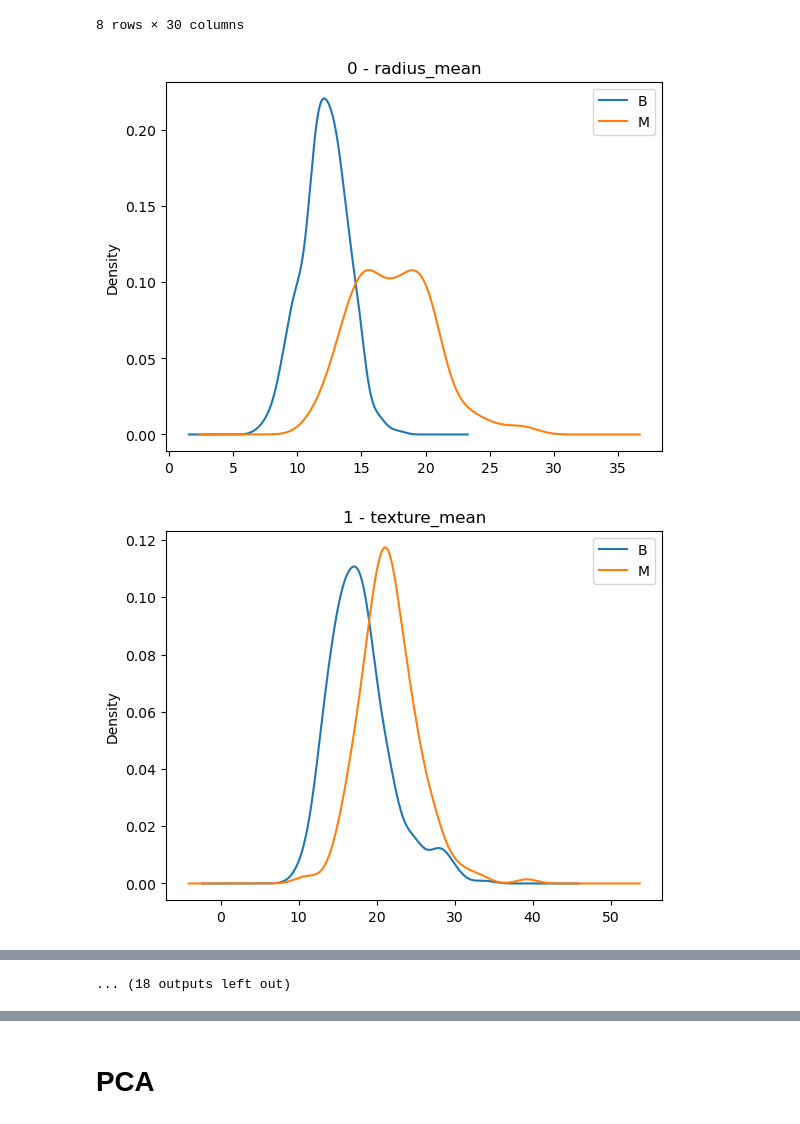
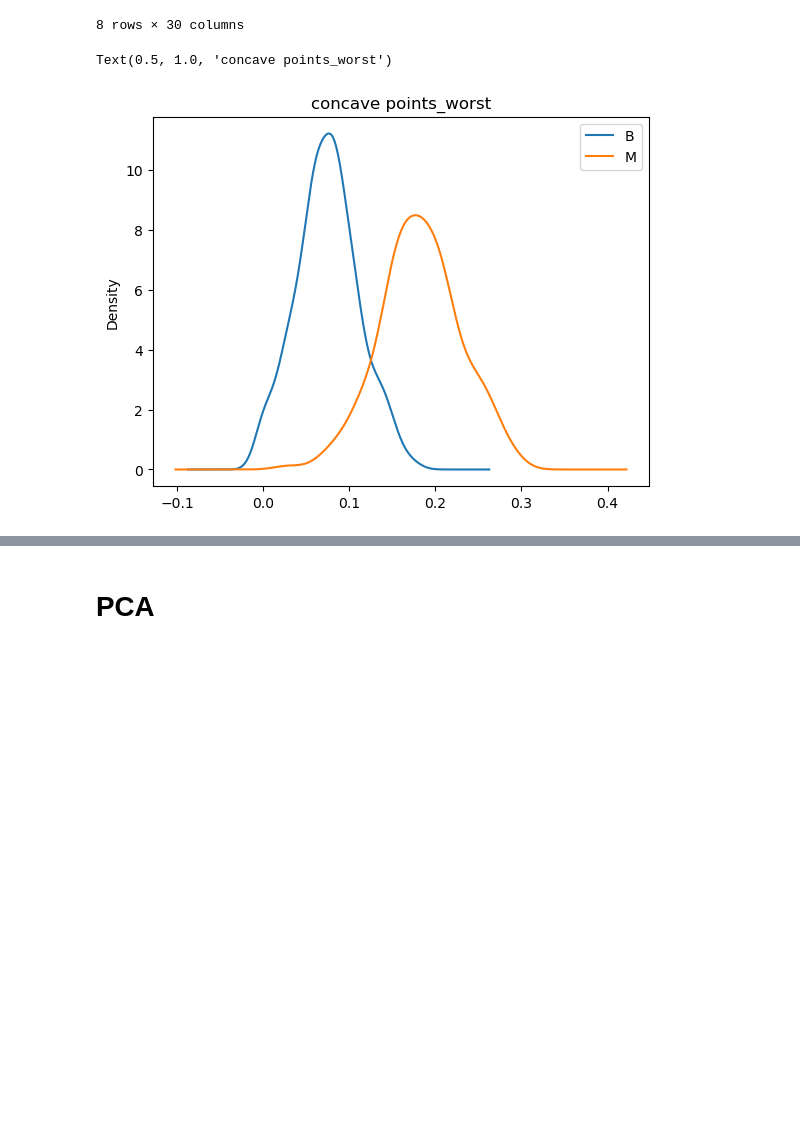
Before and after one commit to Derarelh/breast-cancer-classification, a Jupyter notebook: notebook/data_analysis.ipynb, the cells around one changed output, grey strips where cells are left out. Saved outputs shown, nothing was run; the diff lists cells and outputs as text; code cells hidden in the pictures; blank space fills up the shorter version.

```diff
--- a/notebook/data_analysis.ipynb
+++ b/notebook/data_analysis.ipynb
@@ -61,16 +63,16 @@ display(df_1_describe)
 | max | 28.110000 | 39.280000 | 188.500000 | 2501.000000 | 0.144700 | 0.345400 | ... |
 8 rows × 30 columns
 # %%
-features = list(df.columns)
-features = features[1:]
+# Kernel density estimation for three example features
+
+features = list(df.columns)[1:]
 count = 0
-for measurment in features:
-    fig, ax = plt.subplots()
-    df_0[measurment].plot(kind='kde')
-    df_1[measurment].plot(kind='kde')
-    ax.legend(["B", "M"])
-    ax.set_title(f"{count} - {measurment}")
-    count+=1
+measurment = features[27]
+fig, ax = plt.subplots()
+df_0[measurment].plot(kind='kde')
+df_1[measurment].plot(kind='kde')
+ax.legend(["B", "M"])
+ax.set_title(measurment)
 # %% [output]
+Text(0.5, 1.0, 'concave points_worst')
-[figure, old version]
+[figure, new version]
-[figure, removed]
@@ -87,2 +79 @@ for measurment in features:
-... (18 outputs left out)
 # %%
```
Also changed, not shown: parts of 9 cells of this notebook.
